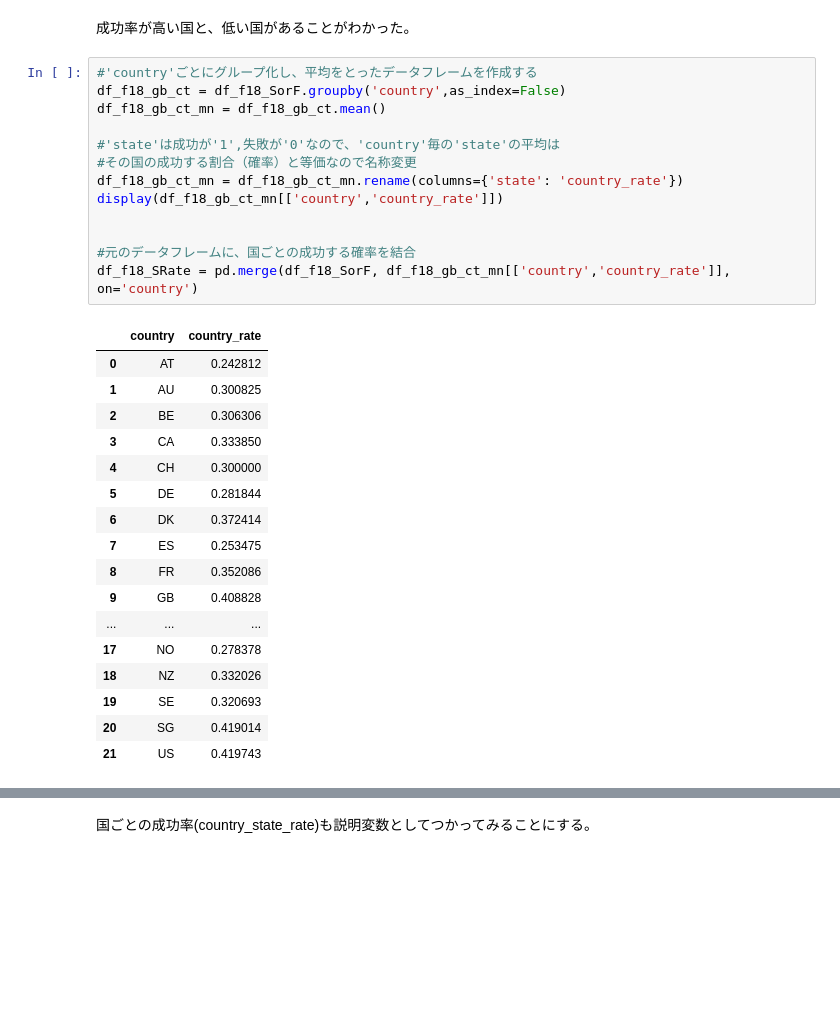
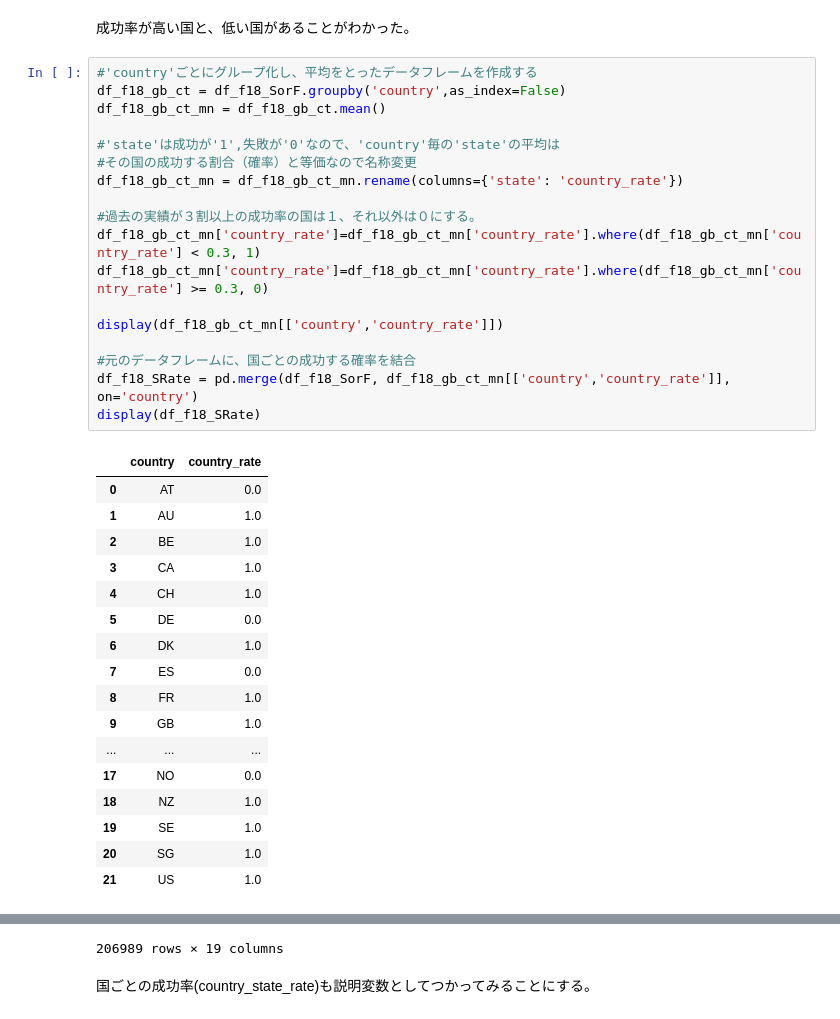
Before and after one commit to Junya-Bell-Wood/ml_tokyo_12, a Jupyter notebook: Day2_work_SuzukiJunya.ipynb, the cells around one changed output, grey strips where cells are left out. Drawn from its saved outputs; the diff is of its cells as text; blank space fills up the shorter version.

```diff
--- a/Day2_work_SuzukiJunya.ipynb
+++ b/Day2_work_SuzukiJunya.ipynb
@@ -176,31 +176,36 @@ plt.show()
 # %%
 #'country'ごとにグループ化し、平均をとったデータフレームを作成する
 df_f18_gb_ct = df_f18_SorF.groupby('country',as_index=False)
 df_f18_gb_ct_mn = df_f18_gb_ct.mean()
 
 #'state'は成功が'1',失敗が'0'なので、'country'毎の'state'の平均は
 #その国の成功する割合（確率）と等価なので名称変更
 df_f18_gb_ct_mn = df_f18_gb_ct_mn.rename(columns={'state': 'country_rate'})
+
+#過去の実績が３割以上の成功率の国は１、それ以外は０にする。
+df_f18_gb_ct_mn['country_rate']=df_f18_gb_ct_mn['country_rate'].where(df_f18_gb_ct_mn['country_rate'] < 0.3, 1)
+df_f18_gb_ct_mn['country_rate']=df_f18_gb_ct_mn['country_rate'].where(df_f18_gb_ct_mn['country_rate'] >= 0.3, 0)
+
 display(df_f18_gb_ct_mn[['country','country_rate']])
-
 
 #元のデータフレームに、国ごとの成功する確率を結合
 df_f18_SRate = pd.merge(df_f18_SorF, df_f18_gb_ct_mn[['country','country_rate']], on='country')
+display(df_f18_SRate)
 # %% [output]
 |  | country | country_rate |
-| 0 | AT | 0.242812 |
-| 1 | AU | 0.300825 |
-| 2 | BE | 0.306306 |
-| 3 | CA | 0.333850 |
-| 4 | CH | 0.300000 |
-| 5 | DE | 0.281844 |
-| 6 | DK | 0.372414 |
-| 7 | ES | 0.253475 |
-| 8 | FR | 0.352086 |
-| 9 | GB | 0.408828 |
+| 0 | AT | 0.0 |
+| 1 | AU | 1.0 |
+| 2 | BE | 1.0 |
+| 3 | CA | 1.0 |
+| 4 | CH | 1.0 |
+| 5 | DE | 0.0 |
+| 6 | DK | 1.0 |
+| 7 | ES | 0.0 |
+| 8 | FR | 1.0 |
+| 9 | GB | 1.0 |
 | ... | ... | ... |
-| 17 | NO | 0.278378 |
-| 18 | NZ | 0.332026 |
-| 19 | SE | 0.320693 |
-| 20 | SG | 0.419014 |
-| 21 | US | 0.419743 |
+| 17 | NO | 0.0 |
+| 18 | NZ | 1.0 |
+| 19 | SE | 1.0 |
+| 20 | SG | 1.0 |
+| 21 | US | 1.0 |
@@ -207,3 +229,4 @@ df_f18_SRate = pd.merge(df_f18_SorF, df_f18_gb_ct_mn[['country','country_rate']]
+206989 rows × 19 columns
 # %% [markdown]
 国ごとの成功率(country_state_rate)も説明変数としてつかってみることにする。
 # %% [markdown]
```
Also changed, not shown: parts of 17 cells of this notebook.
